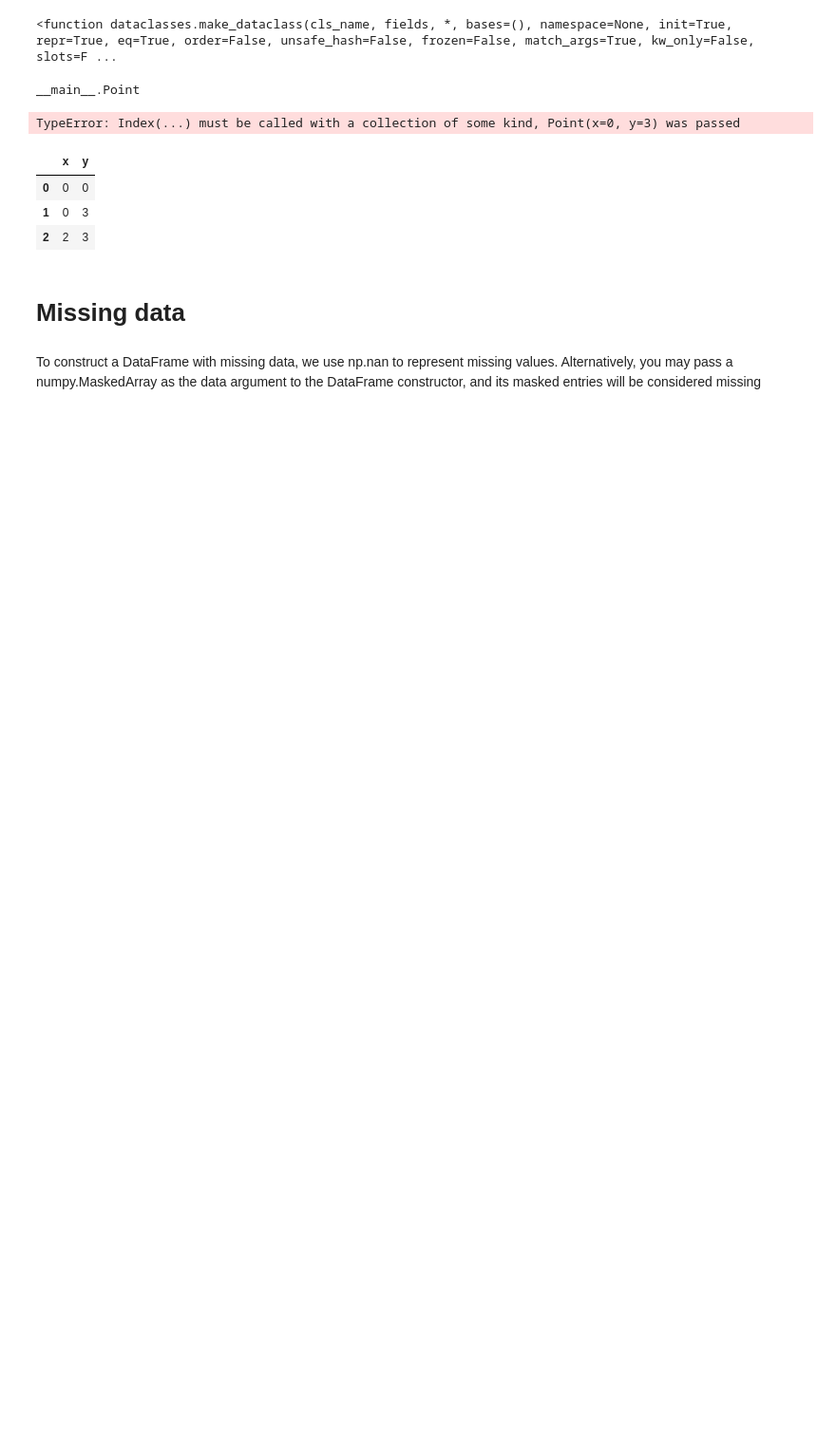
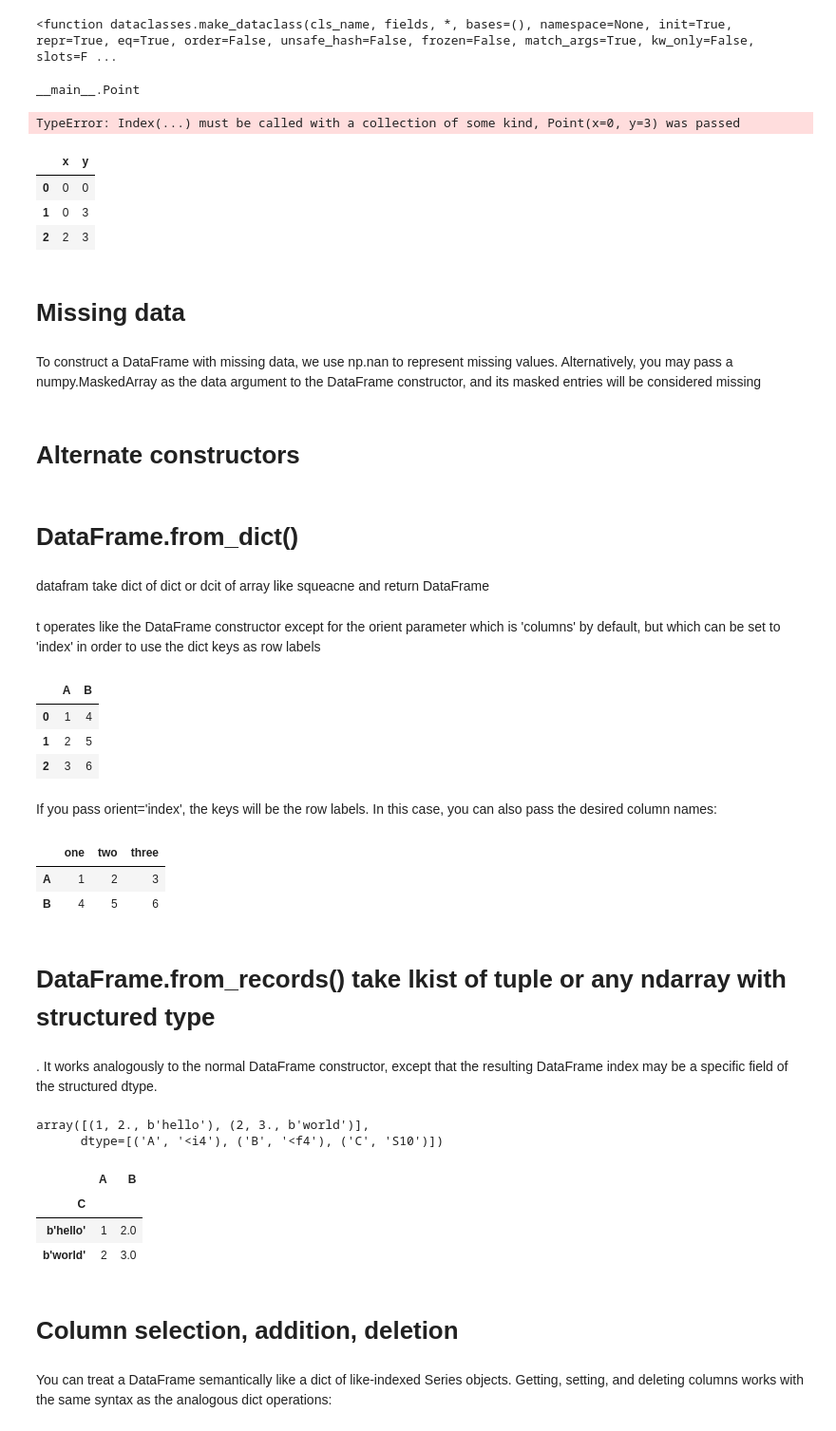
Before and after one commit to gopal-py07/DataSciencePandasExample, a Jupyter notebook: Intro to data structures/DataFrame/DataFrameDsaEx.ipynb, the cells around one changed output. Shown at 95% size. Saved outputs shown, nothing was run; the diff lists cells and outputs as text; code cells hidden in the pictures; blank space fills up the shorter version.

Commit message:
added Alternate constructors and # Column selection, addition, deletion

```diff
--- a/Intro to data structures/DataFrame/DataFrameDsaEx.ipynb
+++ b/Intro to data structures/DataFrame/DataFrameDsaEx.ipynb
@@ -287,3 +287,22 @@ pd.DataFrame([Point(0,0) , Point(0,3), Point(2,3)])
 # Missing data
 # %% [markdown]
 To construct a DataFrame with missing data, we use np.nan to represent missing values. Alternatively, you may pass a numpy.MaskedArray as the data argument to the DataFrame constructor, and its masked entries will be considered missing
+# %% [markdown]
+# Alternate constructors
+# %% [markdown]
+# DataFrame.from_dict()
+# %% [markdown]
+datafram take dict of dict or dcit of array like squeacne and return DataFrame
+# %% [markdown]
+t operates like the DataFrame constructor except for the orient parameter which is 'columns' by default, but which can be set to 'index' in order to use the dict keys as row labels
+# %%
+df1 = pd.DataFrame.from_dict(dict([("A",[1,2,3]),("B",[4,5,6])]))
+# %%
+df1
+# %% [output]
+|  | A | B |
+| 0 | 1 | 4 |
+| 1 | 2 | 5 |
+| 2 | 3 | 6 |
+# %% [markdown]
+If you pass orient='index', the keys will be the row labels. In this case, you can also pass the desired column names:
@@ -289,0 +314,15 @@ To construct a DataFrame with missing data, we use np.nan to represent missing v
+# %%
+df2
+# %% [output]
+|  | one | two | three |
+| A | 1 | 2 | 3 |
+| B | 4 | 5 | 6 |
+# %% [markdown]
+# DataFrame.from_records()  take lkist of tuple or any ndarray with structured type
+# %% [markdown]
+. It works analogously to the normal DataFrame constructor, except that the resulting DataFrame index may be a specific field of the structured dtype.
+# %%
+data
+# %% [output]
+array([(1, 2., b'hello'), (2, 3., b'world')],
+      dtype=[('A', '<i4'), ('B', '<f4'), ('C', 'S10')])
@@ -289,0 +331,11 @@ To construct a DataFrame with missing data, we use np.nan to represent missing v
+# %%
+df3
+# %% [output]
+|  | A | B |
+| C |  |  |
+| b'hello' | 1 | 2.0 |
+| b'world' | 2 | 3.0 |
+# %% [markdown]
+# Column selection, addition, deletion
+# %% [markdown]
+You can treat a DataFrame semantically like a dict of like-indexed Series objects. Getting, setting, and deleting columns works with the same syntax as the analogous dict operations:
```
Also changed, not shown: parts of 6 cells of this notebook.
